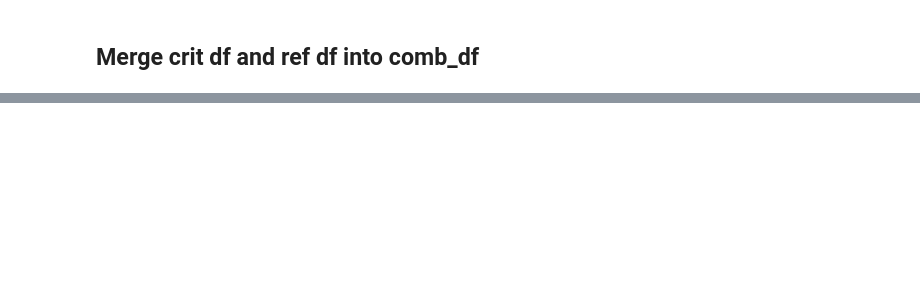
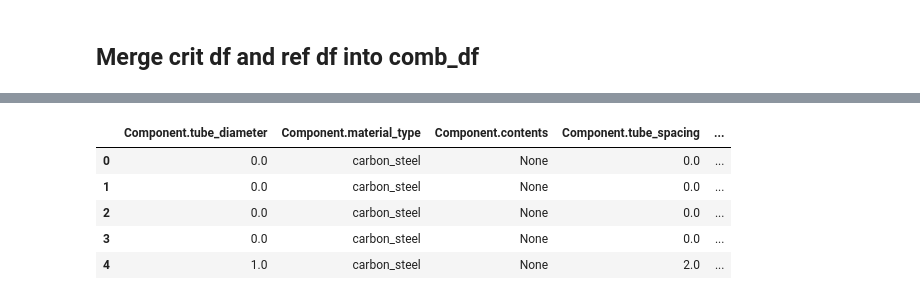
Before and after one commit to GeckoRobotics/davos-data-project, a Jupyter notebook: notebooks/davos.ipynb, the cells around one changed output, grey strips where cells are left out. Cells and saved outputs as stored; diff of their text form; code cells hidden in the pictures; blank space fills up the shorter version.

```diff
--- a/notebooks/davos.ipynb
+++ b/notebooks/davos.ipynb
@@ -1762,0 +1389,9 @@ plt.draw()
+# %%
+tank_shells_df.head()
+# %% [output]
+|  | Component.tube_diameter | Component.material_type | Component.contents | Component.tube_spacing | ... |
+| 0 | 0.0 | carbon_steel | None | 0.0 | ... |
+| 1 | 0.0 | carbon_steel | None | 0.0 | ... |
+| 2 | 0.0 | carbon_steel | None | 0.0 | ... |
+| 3 | 0.0 | carbon_steel | None | 0.0 | ... |
+| 4 | 1.0 | carbon_steel | None | 2.0 | ... |
```
Also changed, not shown: parts of 195 cells of this notebook, 10 other files.
